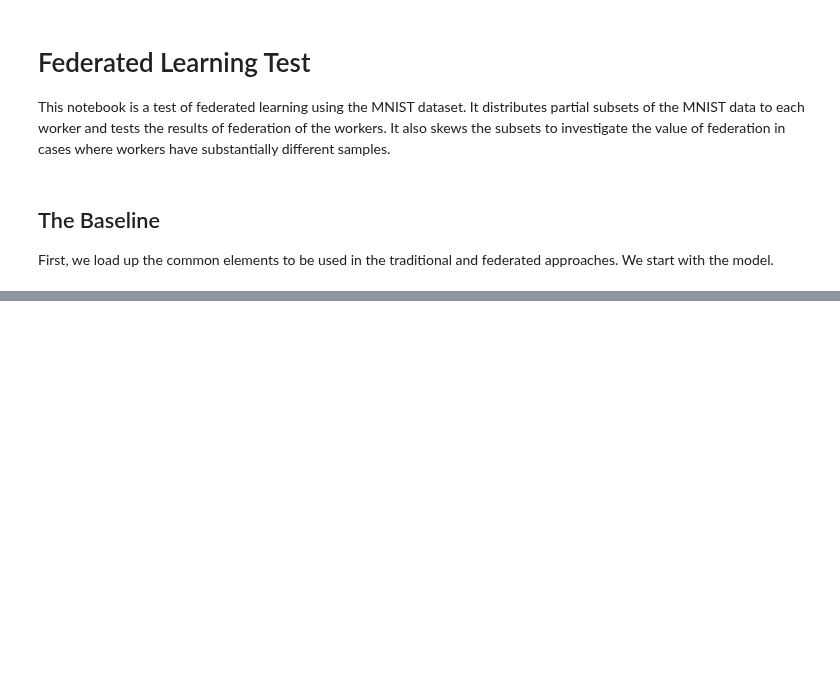
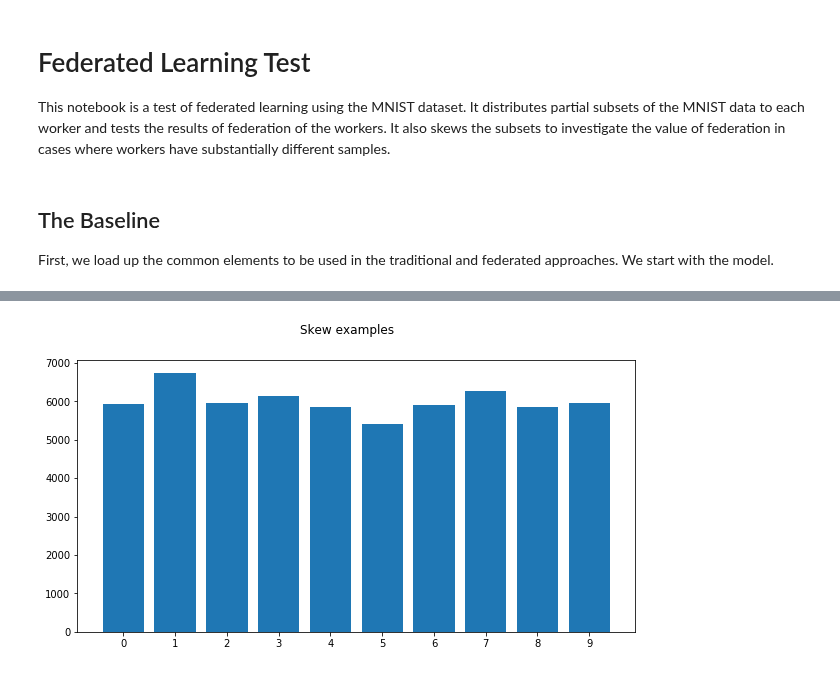
Before and after one commit to rmicallef/bfpytorch, a Jupyter notebook: MNIST-fed.ipynb, the cells around one changed output, grey strips where cells are left out. Drawn from its saved outputs; the diff is of its cells as text; code cells hidden in the pictures; blank space fills up the shorter version.

```diff
--- a/MNIST-fed.ipynb
+++ b/MNIST-fed.ipynb
@@ -115,8 +145,14 @@ from tqdm import tqdm
 # %%
-loader_size = 4096
+from tqdm import tqdm
+
+# create stacked loaders for the workers
+
+skew_bias = 0.5
+loader_size = 2048
+num_workers = 2
 
 stacked_data_loaders = []
-for label in tqdm(range(10)):
-    #print(label)
-    stacked_sampler = stacked_dset(train_dset, skewed_weights(10, [label], 0.4), loader_size)
+
+for label in tqdm(range(num_workers)):
+    stacked_sampler = stacked_dset(train_dset, skewed_weights(10, [label], skew_bias), loader_size)
     stacked_data_loaders.append(DataLoader(train_dset, batch_size=batch_size, shuffle=False, sampler=stacked_sampler))
@@ -123,3 +166,14 @@ for label in tqdm(range(10)):
+# %%
+%matplotlib inline
+import matplotlib.pyplot as plt
+
+fig, ax = plt.subplots(figsize=(10, 5))
+fig.suptitle('Skew examples')
+ax.xaxis.set_major_locator(plt.MultipleLocator(1))
+H = ax.hist(stacked_data_loaders[1].dataset.targets, bins=range(11), histtype='bar', align='left', rwidth=0.8)
+plt.show();
+# %% [output]
+[figure, added]
 # %%
 import federated
 
```
Also changed, not shown: parts of 23 cells of this notebook, 1 other file.
